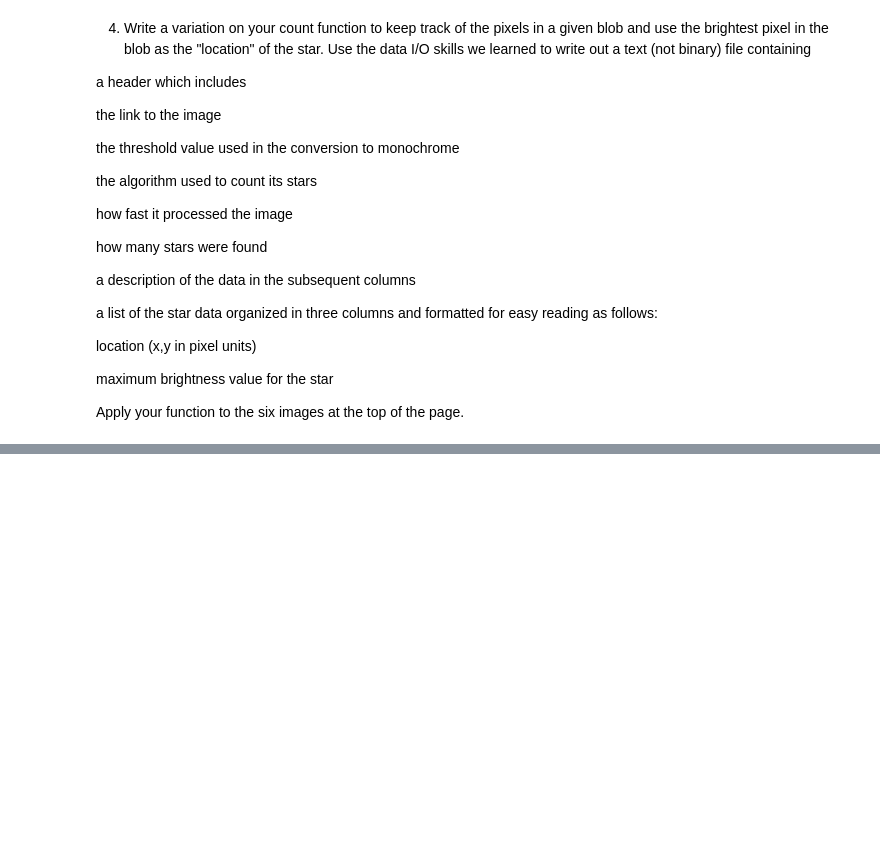
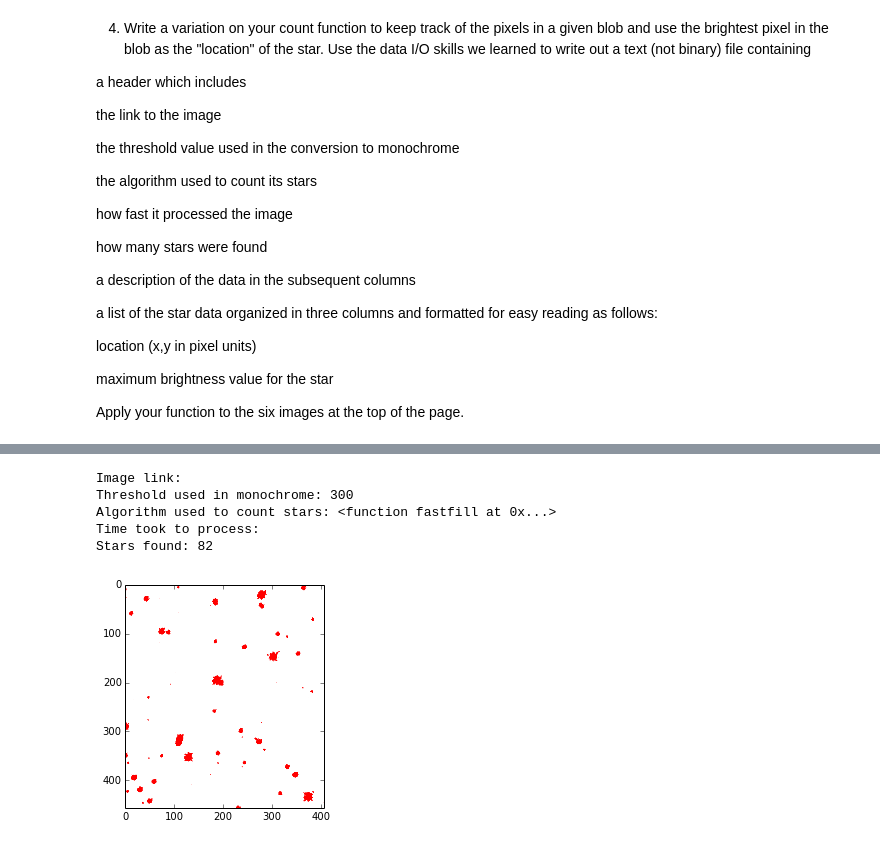
Before and after one commit to dlhoang/PHYS202-S14, a Jupyter notebook: DataIO/CountingStarsExercises.ipynb, the cells around one changed output, grey strips where cells are left out. Drawn from its saved outputs; the diff is of its cells as text; code cells hidden in the pictures; blank space fills up the shorter version.

```diff
--- a/DataIO/CountingStarsExercises.ipynb
+++ b/DataIO/CountingStarsExercises.ipynb
@@ -450,0 +554,14 @@ print count(pic,fillrec)
+# %%
+monochrome(pic3,600)
+count(pic3,fastfill,300)
+plt.imshow(pic3)
+f = open('pic3.dat')
+print f.read()
+f.close()
+# %% [output]
+Image link:
+Threshold used in monochrome: 300
+Algorithm used to count stars: <function fastfill at 0x...>
+Time took to process:
+Stars found: 82
+[figure, added]
```
Also changed, not shown: parts of 12 cells of this notebook, 11 other files.
